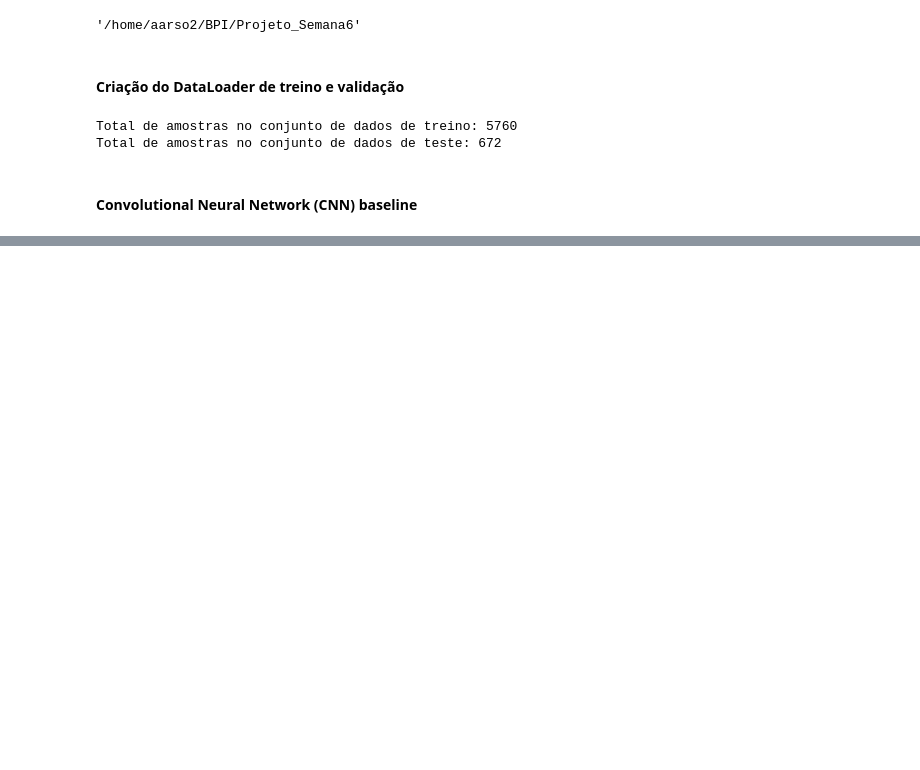
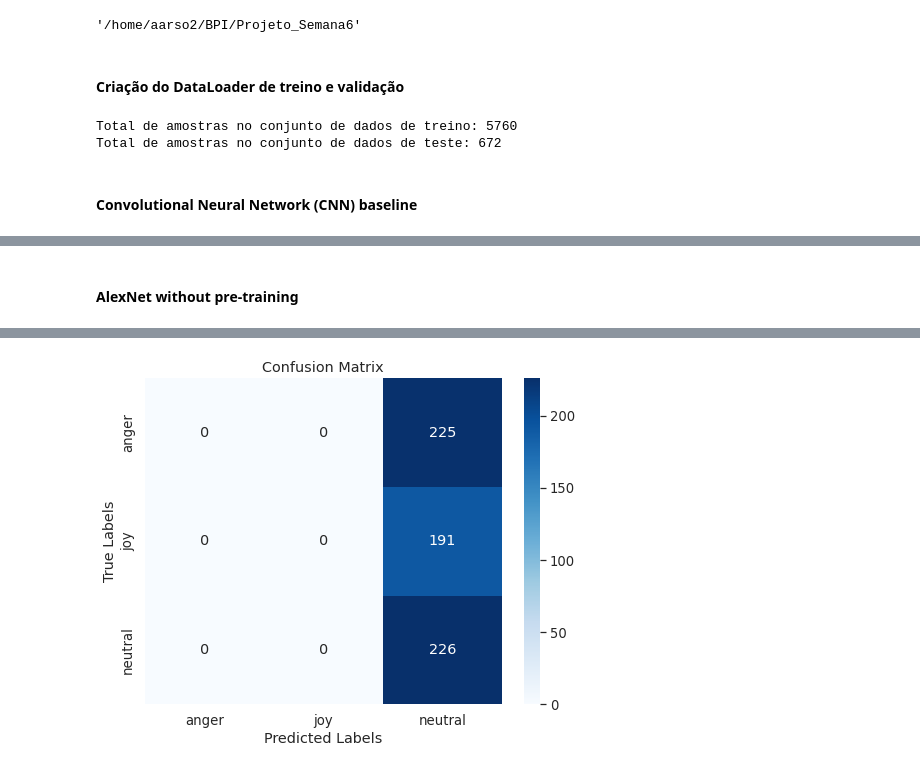
Before and after one commit to rodrigolemos99/MonicaWeek7, a Jupyter notebook: monica_henrique.ipynb, the cells around one changed output, grey strips where cells are left out. Saved outputs shown, nothing was run; the diff lists cells and outputs as text; code cells hidden in the pictures; blank space fills up the shorter version.

```diff
--- a/monica_henrique.ipynb
+++ b/monica_henrique.ipynb
@@ -268,0 +235,2 @@ plt.show()
+# %% [markdown]
+#### AlexNet without pre-training
@@ -268,0 +273,71 @@ plt.show()
+# %%
+num_classes = 3
+device = torch.device("cuda" if torch.cuda.is_available() else "cpu")
+
+alexnet_custom = AlexNet(num_classes)
+
+# Loss and optimizer
+criterion = nn.CrossEntropyLoss()
+optimizer = torch.optim.SGD(alexnet_custom.parameters(), lr=0.005, weight_decay = 0.005, momentum = 0.9)
+
+# Training loop (assuming you have train_data DataLoader)
+num_epochs = 10
+
+for epoch in range(num_epochs):
+    alexnet_custom.train()  # Set the model to training mode
+    for batch_idx, (inputs, targets) in enumerate(train_data):
+        # Move inputs and targets to the device (CPU or GPU)
+        inputs, targets = inputs.to(device), targets.to(device)
+
+        # Zero the gradients
+        optimizer.zero_grad()
+
+        # Forward pass
+        outputs = alexnet_custom(inputs)
+
+        # Calculate the loss
+        loss = criterion(outputs, targets)
+
+        # Backward pass and optimization
+        loss.backward()
+        optimizer.step()
+
+        # Print training progress
+        if batch_idx % 100 == 0:
+            print(f'Epoch [{epoch + 1}/{num_epochs}], Step [{batch_idx + 1}/{len(train_data)}], Loss: {loss.item():.4f}')
+
+    # Validation
+    alexnet_custom.eval()  # Set the model to evaluation mode
+    alexnet_custom_predictions = []
+    alexnet_custom_targets = []
+    with torch.no_grad():
+        correct = 0
+        total = 0
+        for inputs, targets in dev_data:
+            inputs, targets = inputs.to(device), targets.to(device)
+            outputs = alexnet_custom(inputs)
+            _, predicted = torch.max(outputs.data, 1)
+            total += targets.size(0)
+            correct += (predicted == targets).sum().item()
+            alexnet_custom_predictions.extend(predicted.cpu().numpy().tolist())
+            alexnet_custom_targets.extend(targets.cpu().numpy().tolist())
+
+        accuracy = 100 * correct / total
+        print(f'Validation Accuracy: {accuracy:.2f}%')
+
+print('Training finished.')
+
+# Calcula a accuracy final
+accuracy = accuracy_score(alexnet_custom_targets, alexnet_custom_predictions)
+print(f'Final Accuracy: {accuracy * 100:.2f}%')
+
+classes = ['anger', 'joy', 'neutral']
+confusion = confusion_matrix(alexnet_custom_targets, alexnet_custom_predictions)
+plt.figure(figsize=(8, 6))
+sns.set(font_scale=1.2)  # Ajusta o tamanho da fonte para tornar o gráfico mais legível
+sns.heatmap(confusion, annot=True, fmt='g', cmap='Blues', xticklabels=classes, yticklabels=classes)
+plt.xlabel('Predicted Labels')
+plt.ylabel('True Labels')
+plt.title('Confusion Matrix')
+plt.show()
+# %% [output]
@@ -268,0 +361 @@ plt.show()
+[figure, added]
```
Also changed, not shown: parts of 35 cells of this notebook, 1 other file.
